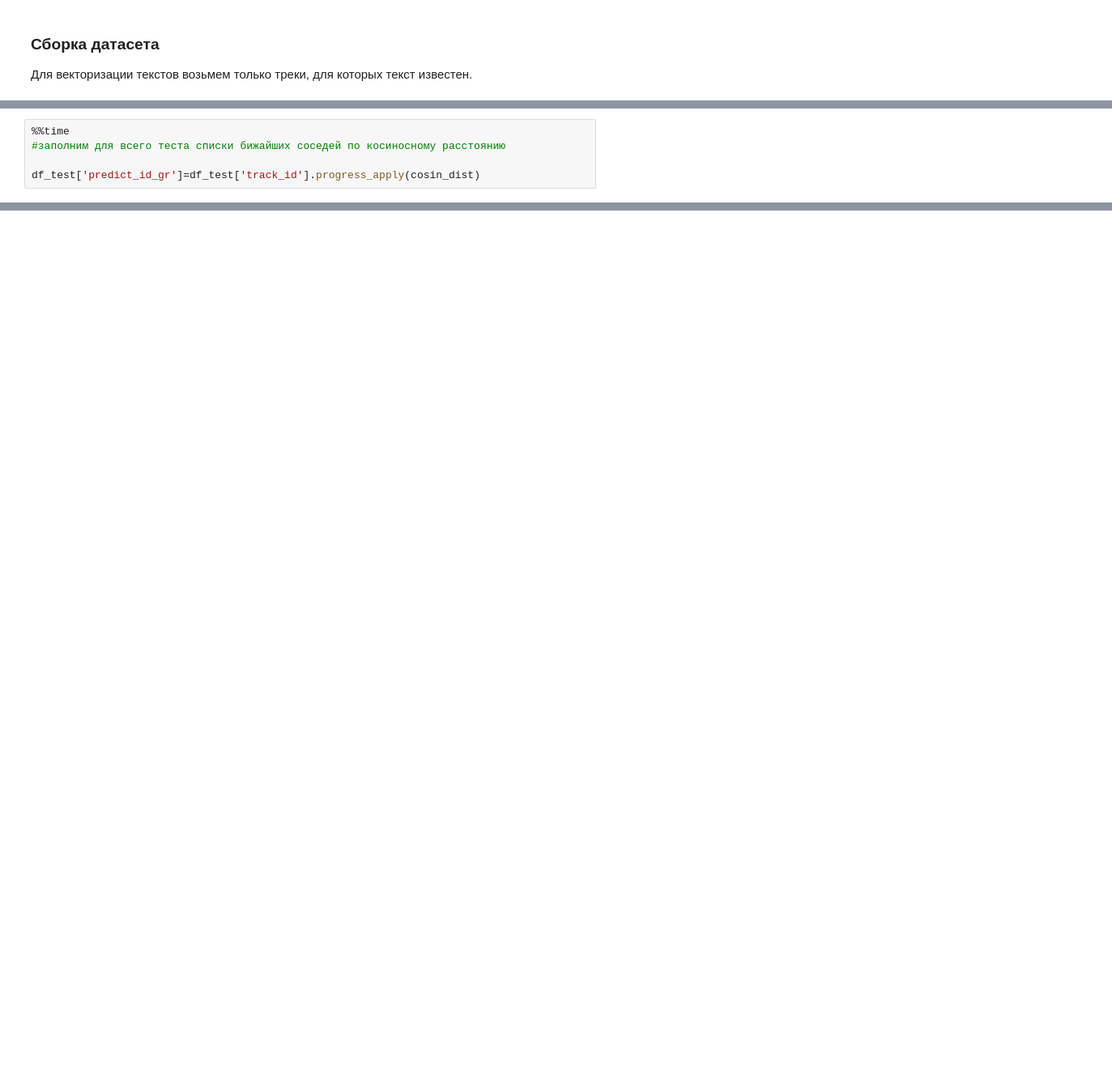
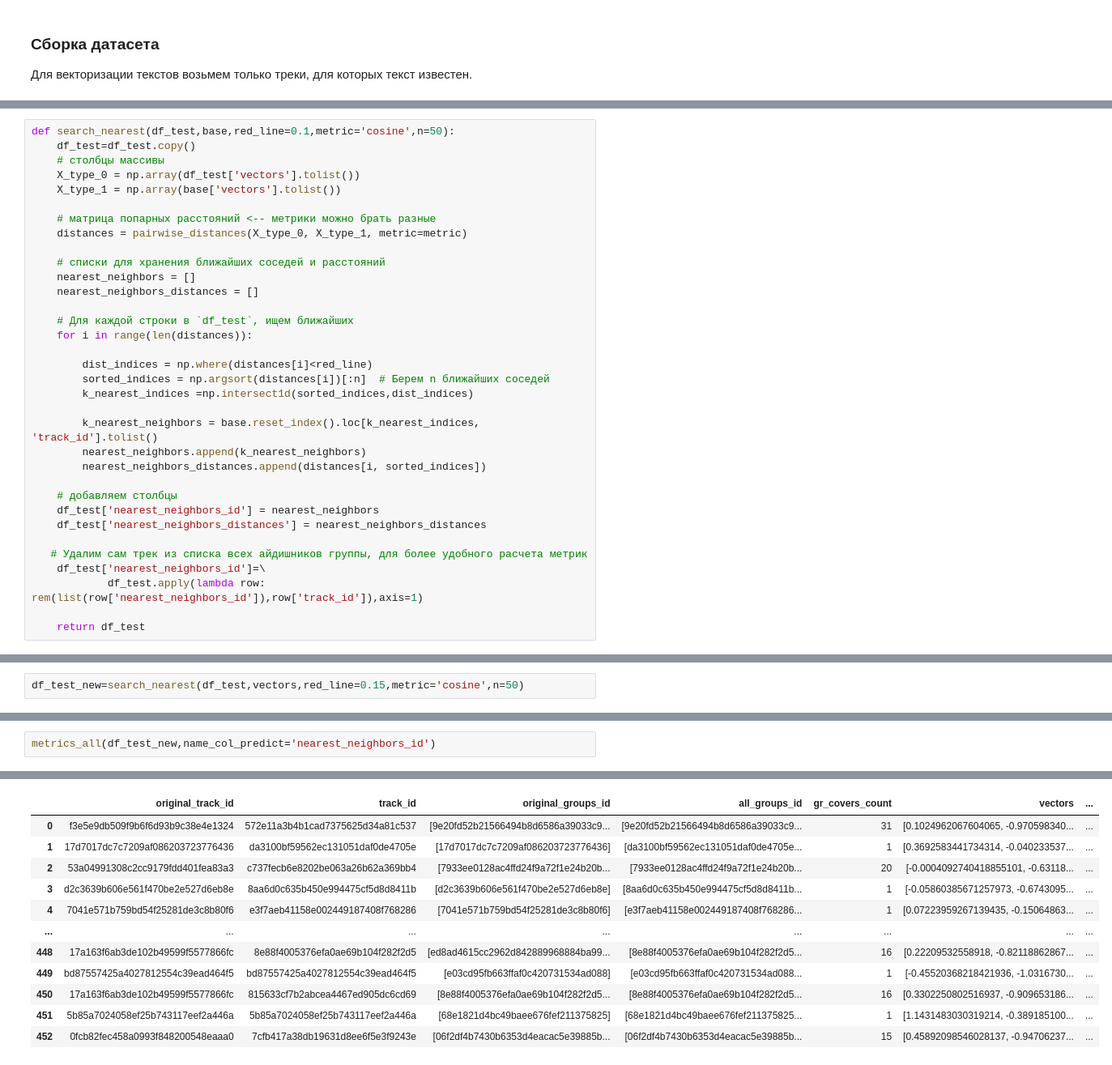
Before and after one commit to EkaterinaIII/Y_Music_NLP, a Jupyter notebook: y_music.ipynb, the cells around one changed output, grey strips where cells are left out. Shown: that part at 81% size. Cells and saved outputs as stored; diff of their text form; blank space fills up the shorter version.

Commit message:
add function search_nearest

```diff
--- a/y_music.ipynb
+++ b/y_music.ipynb
@@ -1560,5 +1608,0 @@ def cosin_dist(id_query):
-# %%
-%%time
-#заполним для всего теста списки бижайших соседей по косиносному расстоянию
-
-df_test['predict_id_gr']=df_test['track_id'].progress_apply(cosin_dist)
@@ -1689,0 +1609,34 @@ Jaccard учитывает и кол-во лишних, но пока у нас
+# %%
+def search_nearest(df_test,base,red_line=0.1,metric='cosine',n=50):
+    df_test=df_test.copy()
+    # столбцы массивы
+    X_type_0 = np.array(df_test['vectors'].tolist())
+    X_type_1 = np.array(base['vectors'].tolist())
+
+    # матрицa попарных расстояний <-- метрики можно брать разные
+    distances = pairwise_distances(X_type_0, X_type_1, metric=metric)
+
+    # списки для хранения ближайших соседей и расстояний
+    nearest_neighbors = []
+    nearest_neighbors_distances = []
+
+    # Для каждой строки в `df_test`, ищем ближайших
+    for i in range(len(distances)):
+
+        dist_indices = np.where(distances[i]<red_line)
+        sorted_indices = np.argsort(distances[i])[:n]  # Берем n ближайших соседей
+        k_nearest_indices =np.intersect1d(sorted_indices,dist_indices)
+
+        k_nearest_neighbors = base.reset_index().loc[k_nearest_indices, 'track_id'].tolist()
+        nearest_neighbors.append(k_nearest_neighbors)
+        nearest_neighbors_distances.append(distances[i, sorted_indices])
+
+    # добавляем столбцы
+    df_test['nearest_neighbors_id'] = nearest_neighbors
+    df_test['nearest_neighbors_distances'] = nearest_neighbors_distances
+
+   # Удалим сам трек из списка всех айдишников группы, для более удобного расчета метрик
+    df_test['nearest_neighbors_id']=\
+            df_test.apply(lambda row: rem(list(row['nearest_neighbors_id']),row['track_id']),axis=1)
+
+    return df_test
@@ -1689,0 +1645,2 @@ Jaccard учитывает и кол-во лишних, но пока у нас
+# %%
+df_test_new=search_nearest(df_test,vectors,red_line=0.15,metric='cosine',n=50)
@@ -1689,0 +1649,3 @@ Jaccard учитывает и кол-во лишних, но пока у нас
+# %%
+metrics_all(df_test_new,name_col_predict='nearest_neighbors_id')
+# %% [output]
@@ -1689,0 +1657,12 @@ Jaccard учитывает и кол-во лишних, но пока у нас
+|  | original_track_id | track_id | original_groups_id | all_groups_id | gr_covers_count | vectors | ... |
+| 0 | f3e5e9db509f9b6f6d93b9c38e4e1324 | 572e11a3b4b1cad7375625d34a81c537 | [9e20fd52b21566494b8d6586a39033c9... | [9e20fd52b21566494b8d6586a39033c9... | 31 | [0.1024962067604065, -0.970598340... | ... |
+| 1 | 17d7017dc7c7209af086203723776436 | da3100bf59562ec131051daf0de4705e | [17d7017dc7c7209af086203723776436] | [da3100bf59562ec131051daf0de4705e... | 1 | [0.3692583441734314, -0.040233537... | ... |
+| 2 | 53a04991308c2cc9179fdd401fea83a3 | c737fecb6e8202be063a26b62a369bb4 | [7933ee0128ac4ffd24f9a72f1e24b20b... | [7933ee0128ac4ffd24f9a72f1e24b20b... | 20 | [-0.0004092740418855101, -0.63118... | ... |
+| 3 | d2c3639b606e561f470be2e527d6eb8e | 8aa6d0c635b450e994475cf5d8d8411b | [d2c3639b606e561f470be2e527d6eb8e] | [8aa6d0c635b450e994475cf5d8d8411b... | 1 | [-0.05860385671257973, -0.6743095... | ... |
+| 4 | 7041e571b759bd54f25281de3c8b80f6 | e3f7aeb41158e002449187408f768286 | [7041e571b759bd54f25281de3c8b80f6] | [e3f7aeb41158e002449187408f768286... | 1 | [0.07223959267139435, -0.15064863... | ... |
+| ... | ... | ... | ... | ... | ... | ... | ... |
+| 448 | 17a163f6ab3de102b49599f5577866fc | 8e88f4005376efa0ae69b104f282f2d5 | [ed8ad4615cc2962d842889968884ba99... | [8e88f4005376efa0ae69b104f282f2d5... | 16 | [0.22209532558918, -0.82118862867... | ... |
+| 449 | bd87557425a4027812554c39ead464f5 | bd87557425a4027812554c39ead464f5 | [e03cd95fb663ffaf0c420731534ad088] | [e03cd95fb663ffaf0c420731534ad088... | 1 | [-0.45520368218421936, -1.0316730... | ... |
+| 450 | 17a163f6ab3de102b49599f5577866fc | 815633cf7b2abcea4467ed905dc6cd69 | [8e88f4005376efa0ae69b104f282f2d5... | [8e88f4005376efa0ae69b104f282f2d5... | 16 | [0.3302250802516937, -0.909653186... | ... |
+| 451 | 5b85a7024058ef25b743117eef2a446a | 5b85a7024058ef25b743117eef2a446a | [68e1821d4bc49baee676fef211375825] | [68e1821d4bc49baee676fef211375825... | 1 | [1.1431483030319214, -0.389185100... | ... |
+| 452 | 0fcb82fec458a0993f848200548eaaa0 | 7cfb417a38db19631d8ee6f5e3f9243e | [06f2df4b7430b6353d4eacac5e39885b... | [06f2df4b7430b6353d4eacac5e39885b... | 15 | [0.45892098546028137, -0.94706237... | ... |
```
Also changed, not shown: parts of 69 cells of this notebook.
